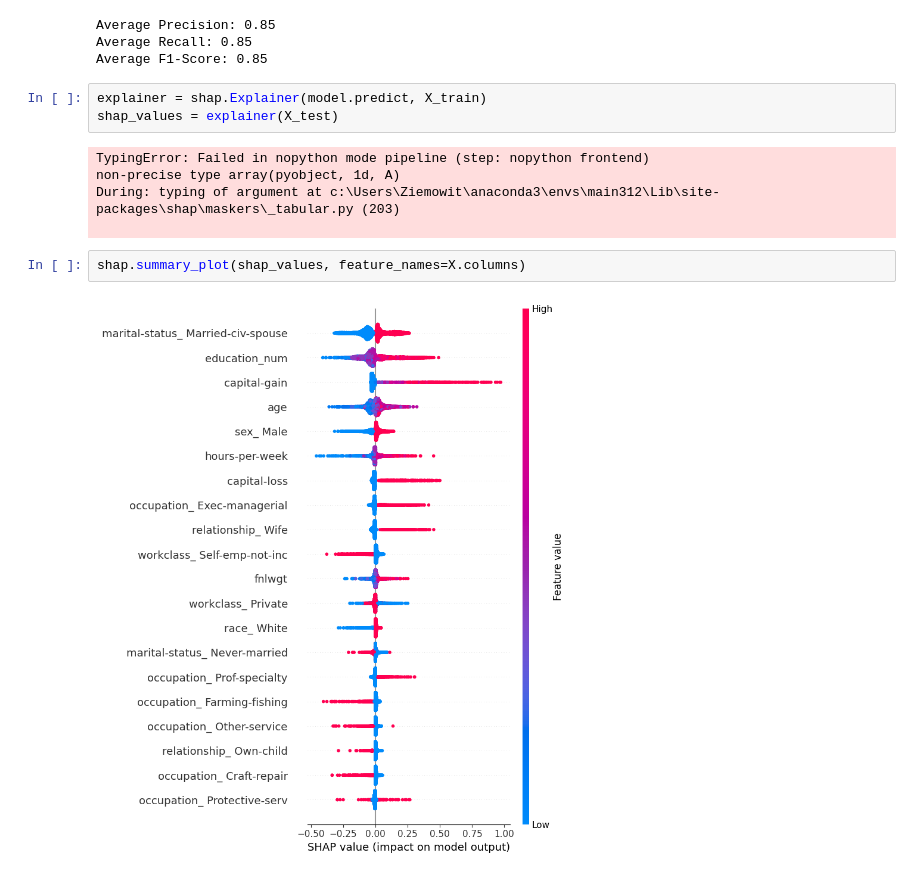
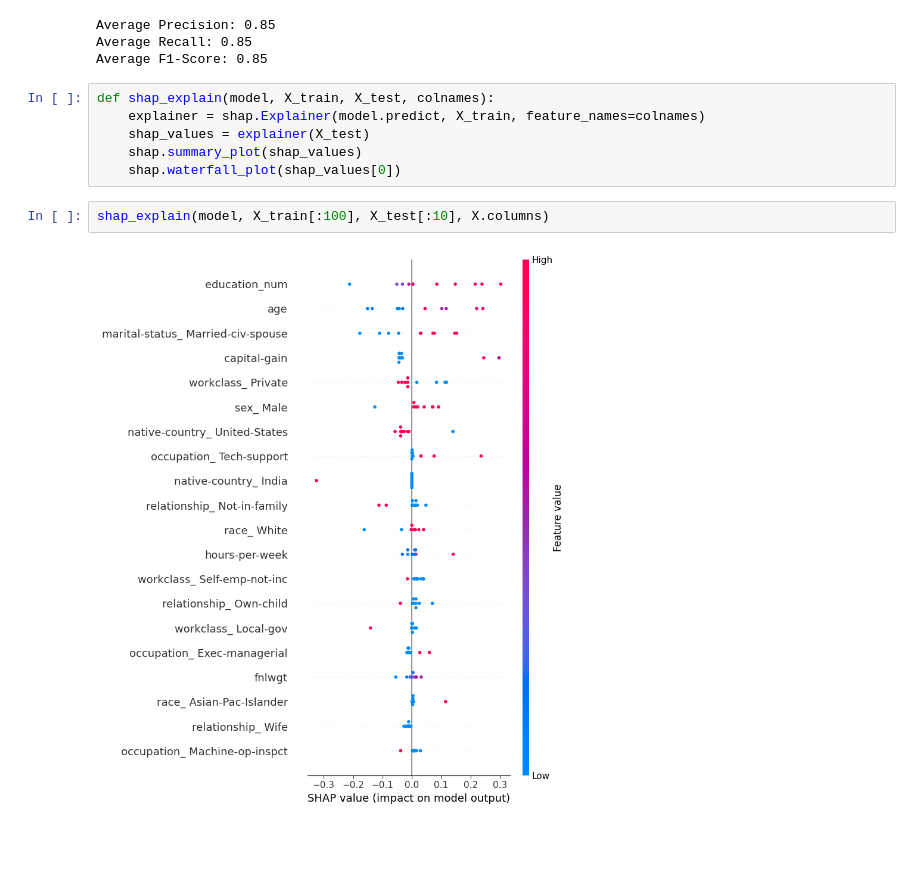
Before and after one commit to pavonism/zmum-xai, a Jupyter notebook: scripts/ZG_MLP.ipynb, the cells around one changed output. Saved outputs shown, nothing was run; the diff lists cells and outputs as text; blank space fills up the shorter version.

Commit message:
Added shap explainers in a function

```diff
--- a/scripts/ZG_MLP.ipynb
+++ b/scripts/ZG_MLP.ipynb
@@ -45,15 +45,13 @@ print(f"Average F1-Score: {f1_accum / n_splits:.2f}")
 Average Precision: 0.85
 Average Recall: 0.85
 Average F1-Score: 0.85
-# %%
-explainer = shap.Explainer(model.predict, X_train)
-shap_values = explainer(X_test)
-# %% [output]
-TypingError: Failed in nopython mode pipeline (step: nopython frontend)
-non-precise type array(pyobject, 1d, A)
-During: typing of argument at c:\Users\Ziemowit\anaconda3\envs\main312\Lib\site-packages\shap\maskers\_tabular.py (203)
-
-# %%
-shap.summary_plot(shap_values, feature_names=X.columns)
-# %% [output]
-[figure, removed]
+# %%
+def shap_explain(model, X_train, X_test, colnames):
+    explainer = shap.Explainer(model.predict, X_train, feature_names=colnames)
+    shap_values = explainer(X_test)
+    shap.summary_plot(shap_values)
+    shap.waterfall_plot(shap_values[0])
+# %%
+shap_explain(model, X_train[:100], X_test[:10], X.columns)
+# %% [output]
+[figure, added]
```
Also changed, not shown: parts of 1 cell of this notebook.
